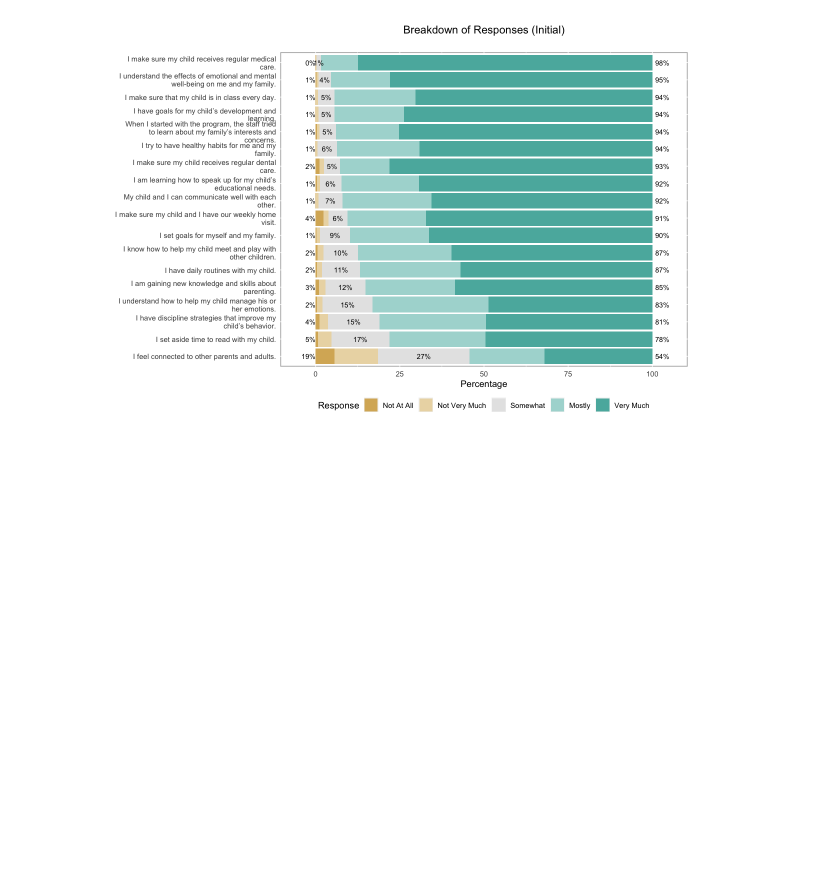
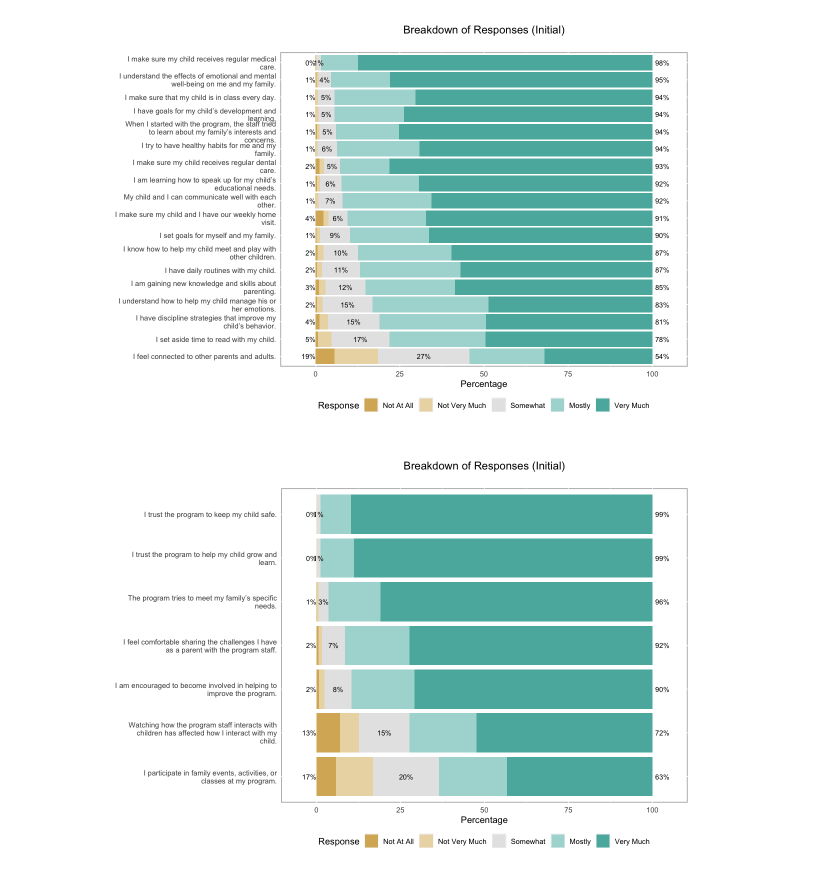
Before and after one commit to bmfores/nhsa-parentgauge, a Jupyter notebook: likert_analysis.ipynb, the cells around one changed output. Cells and saved outputs as stored; diff of their text form; code cells hidden in the pictures; blank space fills up the shorter version.

```diff
--- a/likert_analysis.ipynb
+++ b/likert_analysis.ipynb
@@ -90,3 +145,56 @@ likert_plot <- likert_plot +
 print(likert_plot)
 # %% [output]
 [figure]
+# %%
+# Define the mapping of numeric responses to labels
+response_labels <- c("Not At All", "Not Very Much", "Somewhat", "Mostly", "Very Much")
+
+# Map column names to the corresponding survey questions
+column_name_mapping <- list(
+    Q19 = "I trust the program to help my child grow and learn.",
+    Q20 = "I trust the program to keep my child safe.",
+    Q21 = "The program tries to meet my family’s specific needs.",
+    Q22 = "I am encouraged to become involved in helping to improve the program.",
+    Q23 = "I participate in family events, activities, or classes at my program.",
+    Q24 = "Watching how the program staff interacts with children has affected how I interact with my child.",
+    Q25 = "I feel comfortable sharing the challenges I have as a parent with the program staff."
+)
+
+# Convert numeric responses to factors with labels
+items <- data[, names(column_name_mapping)]
+items <- lapply(items, function(x) factor(x, levels=1:5, labels=response_labels))
+items <- as.data.frame(items)
+
+# Rename the columns
+colnames(items) <- column_name_mapping
+
+# Convert the data to the likert class
+l_data <- likert(items)
+
+# Set the plot width
+options(repr.plot.width = 10)  # Adjust the width as needed
+
+# Create the likert plot
+likert_plot <- plot(l_data, centered=FALSE)
+
+# Adjust the width of the bars
+#likert_plot <- likert_bar(plot = likert_plot, width = 0.8)  # Adjust the width parameter as needed
+
+# Adjust the plot size and legend
+likert_plot <- likert_plot +
+  theme(legend.position = "bottom",
+        legend.box.just = "left",
+        legend.box = "horizontal",
+        legend.margin = margin(t = 0, r = 0, b = 0, l = 0),
+        plot.margin = margin(10, 10, 30, 10)) +
+  guides(fill = guide_legend(nrow = 1))
+
+# Set the title of the graph
+likert_plot <- likert_plot +
+  ggtitle("Breakdown of Responses (Initial)") +
+  theme(plot.title = element_text(hjust = 0.5, margin = margin(b = 20)))  # Adjust the margin of the title
+
+# display the likert plot
+print(likert_plot)
+# %% [output]
+[figure, added]
```
Also changed, not shown: parts of 2 cells of this notebook, 6 other files.
